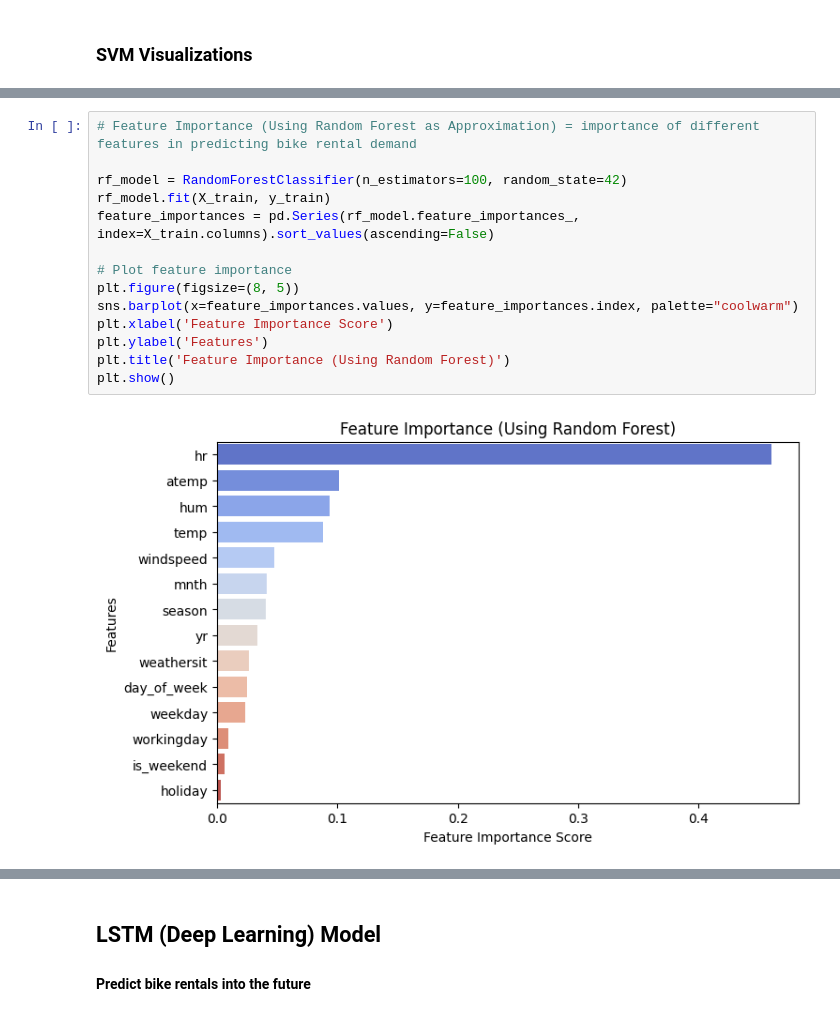
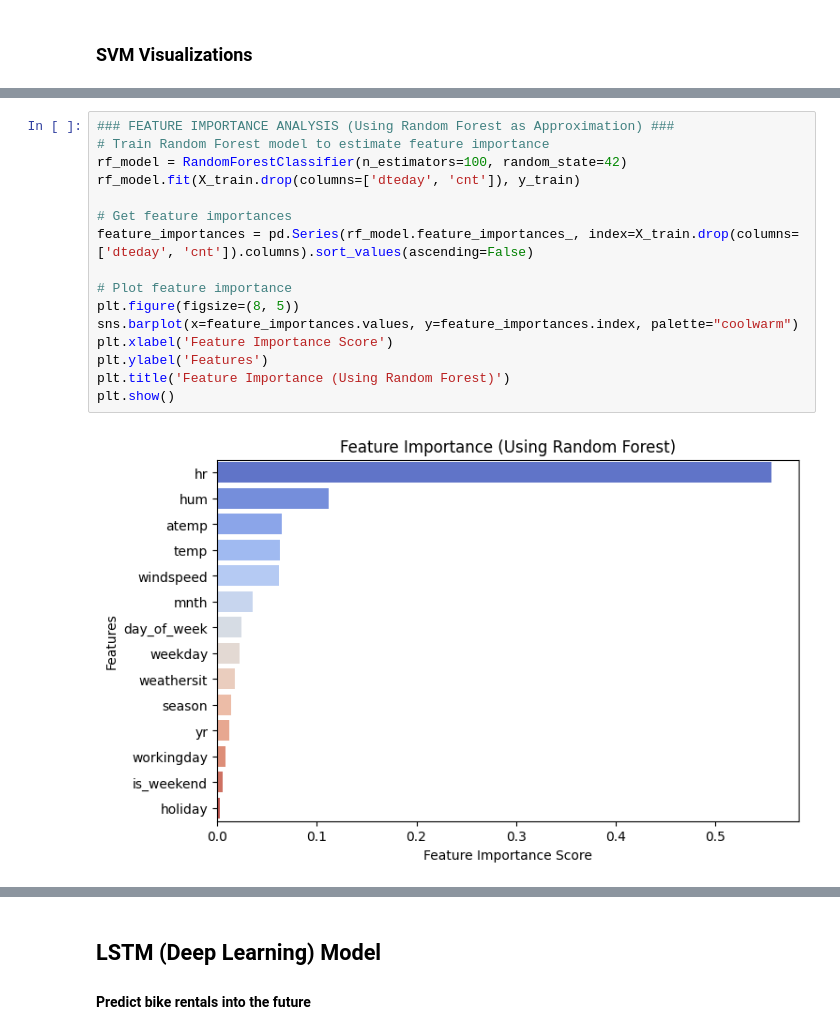
Before and after one commit to lex-lim/AAI530-Final, a Jupyter notebook: Group8_FinalProject_BikeSharing Combined.ipynb, the cells around one changed output, grey strips where cells are left out. Cells and saved outputs as stored; diff of their text form.

Commit message:
Correcting SVM
I needed to revise the classification to be daily vs. hourly to support the visuals.

```diff
--- a/Group8_FinalProject_BikeSharing Combined.ipynb
+++ b/Group8_FinalProject_BikeSharing Combined.ipynb
@@ -373,19 +394,21 @@ plt.show()
 # %%
-# Feature Importance (Using Random Forest as Approximation) = importance of different features in predicting bike rental demand
+### FEATURE IMPORTANCE ANALYSIS (Using Random Forest as Approximation) ###
+# Train Random Forest model to estimate feature importance
+rf_model = RandomForestClassifier(n_estimators=100, random_state=42)
+rf_model.fit(X_train.drop(columns=['dteday', 'cnt']), y_train)
 
-rf_model = RandomForestClassifier(n_estimators=100, random_state=42)
-rf_model.fit(X_train, y_train)
-feature_importances = pd.Series(rf_model.feature_importances_, index=X_train.columns).sort_values(ascending=False)
+# Get feature importances
+feature_importances = pd.Series(rf_model.feature_importances_, index=X_train.drop(columns=['dteday', 'cnt']).columns).sort_values(ascending=False)
 
 # Plot feature importance
 plt.figure(figsize=(8, 5))
 sns.barplot(x=feature_importances.values, y=feature_importances.index, palette="coolwarm")
 plt.xlabel('Feature Importance Score')
 plt.ylabel('Features')
 plt.title('Feature Importance (Using Random Forest)')
 plt.show()
 # %% [output]
-[figure, old version]
+[figure, new version]
 # %%
 # Heatmap of High Demand Probability by Season & Day
 
```
Also changed, not shown: parts of 8 cells of this notebook.
